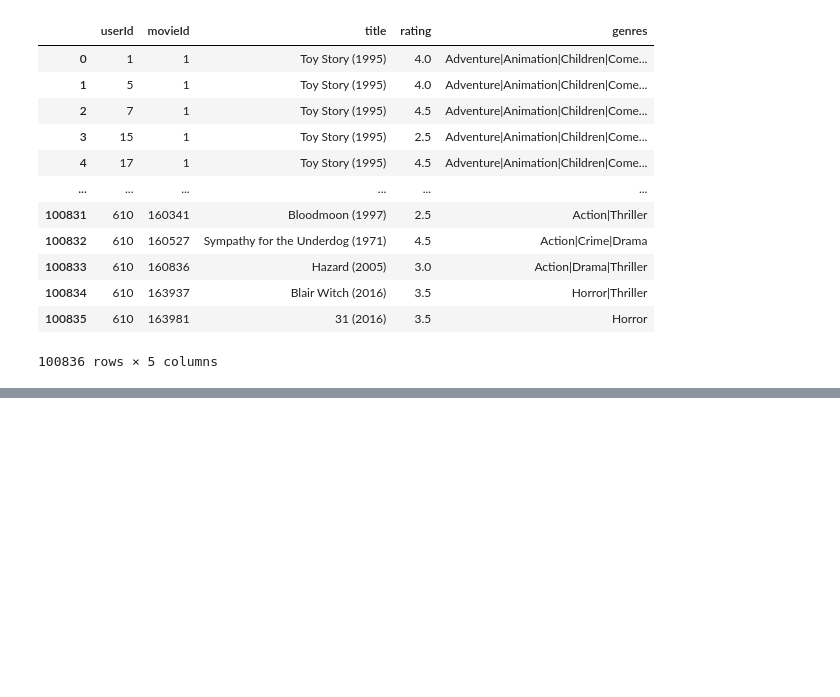
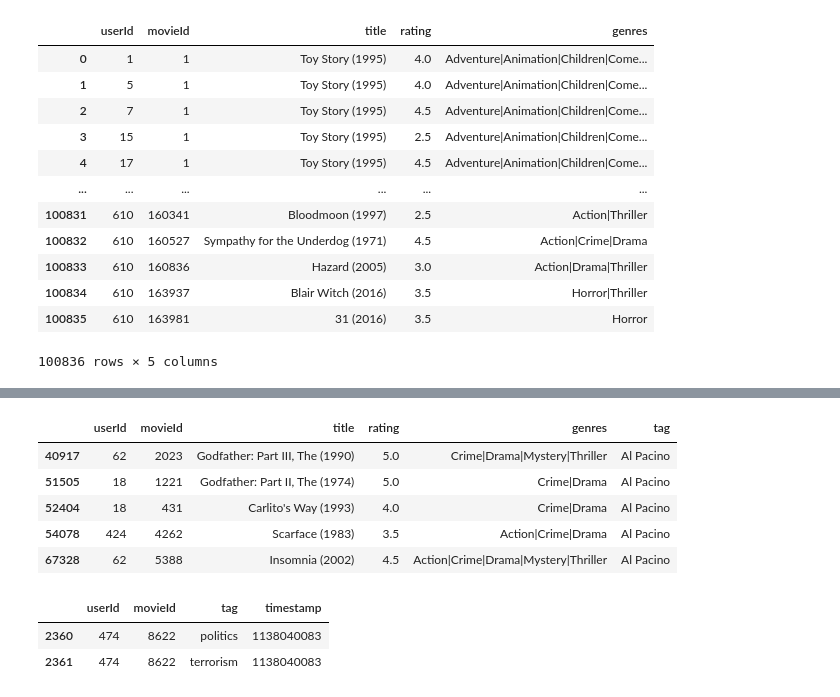
Before and after one commit to Liixxn/MovieMender, a Jupyter notebook: Movielens_recomendador.ipynb, the cells around one changed output, grey strips where cells are left out. Saved outputs shown, nothing was run; the diff lists cells and outputs as text; code cells hidden in the pictures; blank space fills up the shorter version.

```diff
--- a/Movielens_recomendador.ipynb
+++ b/Movielens_recomendador.ipynb
@@ -31,6 +31,10 @@ class Procesos:
         self.df_tags = pd.read_csv('csv/tags.csv')
         self.df_tags = self.df_tags.dropna()
         self.df_movies_ratings = self.df_ratings.merge(self.df_movies)[['userId','movieId','title', 'rating','genres']]
+
+        self.df_movies_ratings_tags = pd.merge(self.df_movies_ratings, self.df_tags, how='left')[['userId','movieId','title', 'rating','genres', 'tag']]
+        #self.df_movies_ratings_tags.fillna("vacio", inplace = True)
+
         self.ratings_table = self.df_movies_ratings.pivot_table(index='userId', columns='title', values='rating')
         #para cambiar los NAN por 0:
         self.ratings_table.fillna(0, inplace=True)
@@ -83,8 +87,8 @@ class Procesos:
             #print('bandera')
             mov=movie_list[n_similares][0]
             print(str(contador)+' - ' +self.df_movies.iloc[mov]["title"])
-    def predecirRatingDeUserPorSusGenero(self, nombrePelicula, user_id):
-        yaVotado = prueba.df_movies_ratings[(prueba.df_movies_ratings['title']==nombrePelicula) & (prueba.df_movies_ratings['userId']==user_id)]["rating"].unique()
+    def predecirRatingDeUserAPeliculaPorSusGeneros(self, nombrePelicula, user_id):
+        yaVotado = self.df_movies_ratings[(self.df_movies_ratings['title']==nombrePelicula) & (self.df_movies_ratings['userId']==user_id)]["rating"].unique()
         if(len(yaVotado)!=0):
             prediction = yaVotado[0]
             print()
@@ -92,10 +96,10 @@ class Procesos:
             #return prediction
         else:
             # obtener géneros de la película a predecir
-            movie_genres = prueba.df_movies_ratings[prueba.df_movies_ratings['title']==nombrePelicula]["genres"].unique()
+            movie_genres = self.df_movies_ratings[self.df_movies_ratings['title']==nombrePelicula]["genres"].unique()
             generosPeli = movie_genres[0].split("|")
             # filtrar valoraciones del usuario para peliculas con generos en comun
-            user_ratings_ID = prueba.df_movies_ratings[prueba.df_movies_ratings['userId'] == user_id]
+            user_ratings_ID = self.df_movies_ratings[self.df_movies_ratings['userId'] == user_id]
             user_ratings = user_ratings_ID.loc[user_ratings_ID['genres'].str.split('|').apply(lambda x: any(i in x for i in generosPeli))]
             # calcular la media de valoraciones del usuario para las peliculas con generos en comun
             if user_ratings.empty:
@@ -103,7 +107,7 @@ class Procesos:
                 #return None
             else:
                 #prediction = user_ratings_ID['rating'].mean()
-                prediction = format(user_ratings_ID['rating'].mean(), '.3f')
+                prediction = format(user_ratings['rating'].mean(), '.3f')
                 print()
                 print("La prediccion para " + nombrePelicula + " es: " + str(prediction))
                 #return prediction
@@ -112,7 +116,7 @@ class Procesos:
 p = Procesos()
 p.recomedacionPorValoracionOtrosUsuarios("Star Wars: Episode IV - A New Hope (1977)",10)
 p.recomedacionPorGenero("Star Wars: Episode IV - A New Hope (1977)",10)
-p.predecirRatingDeUserPorSusGenero("Star Wars: Episode IV - A New Hope (1977)",1)
+p.predecirRatingDeUserAPeliculaPorSusGeneros("Star Wars: Episode IV - A New Hope (1977)",1)
 # %% [output]
 Peliculas similares a Star Wars: Episode IV - A New Hope (1977):
 
@@ -195,0 +259,15 @@ IndexError: index 0 is out of bounds for axis 0 with size 0
+# %%
+prueba.df_movies_ratings_tags[(prueba.df_movies_ratings_tags['tag']=='Al Pacino')]
+# %% [output]
+|  | userId | movieId | title | rating | genres | tag |
+| 40917 | 62 | 2023 | Godfather: Part III, The (1990) | 5.0 | Crime|Drama|Mystery|Thriller | Al Pacino |
+| 51505 | 18 | 1221 | Godfather: Part II, The (1974) | 5.0 | Crime|Drama | Al Pacino |
+| 52404 | 18 | 431 | Carlito's Way (1993) | 4.0 | Crime|Drama | Al Pacino |
+| 54078 | 424 | 4262 | Scarface (1983) | 3.5 | Action|Crime|Drama | Al Pacino |
+| 67328 | 62 | 5388 | Insomnia (2002) | 4.5 | Action|Crime|Drama|Mystery|Thriller | Al Pacino |
+# %%
+prueba.df_tags[prueba.df_tags['movieId']==8622]
+# %% [output]
+|  | userId | movieId | tag | timestamp |
+| 2360 | 474 | 8622 | politics | 1138040083 |
+| 2361 | 474 | 8622 | terrorism | 1138040083 |
```
Also changed, not shown: parts of 13 cells of this notebook.
